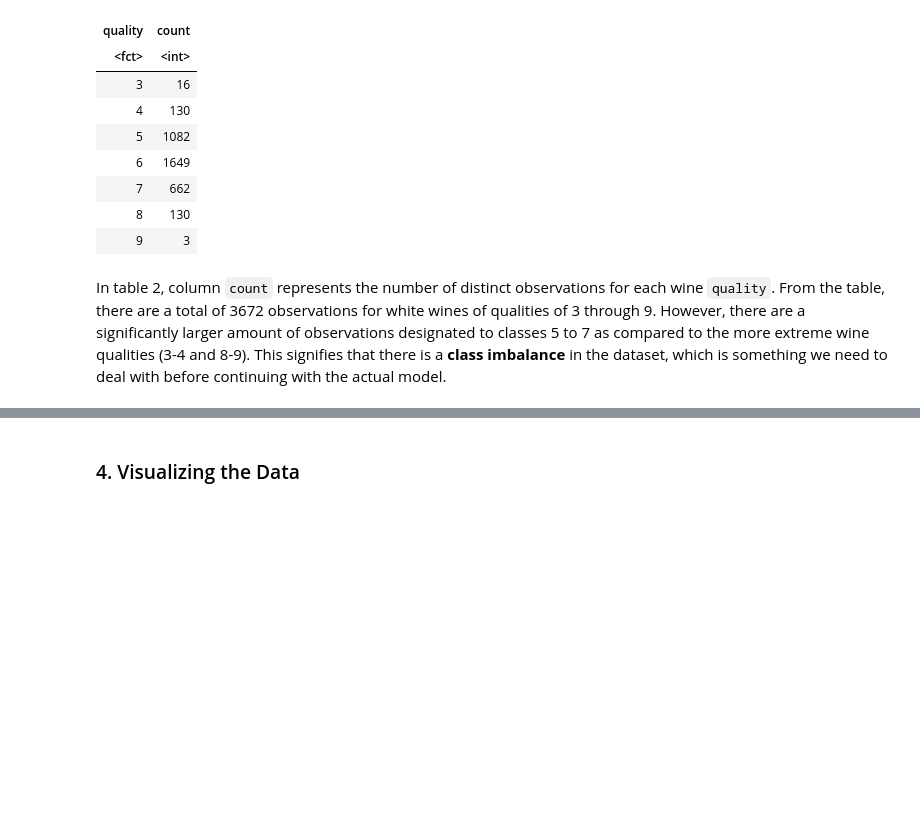
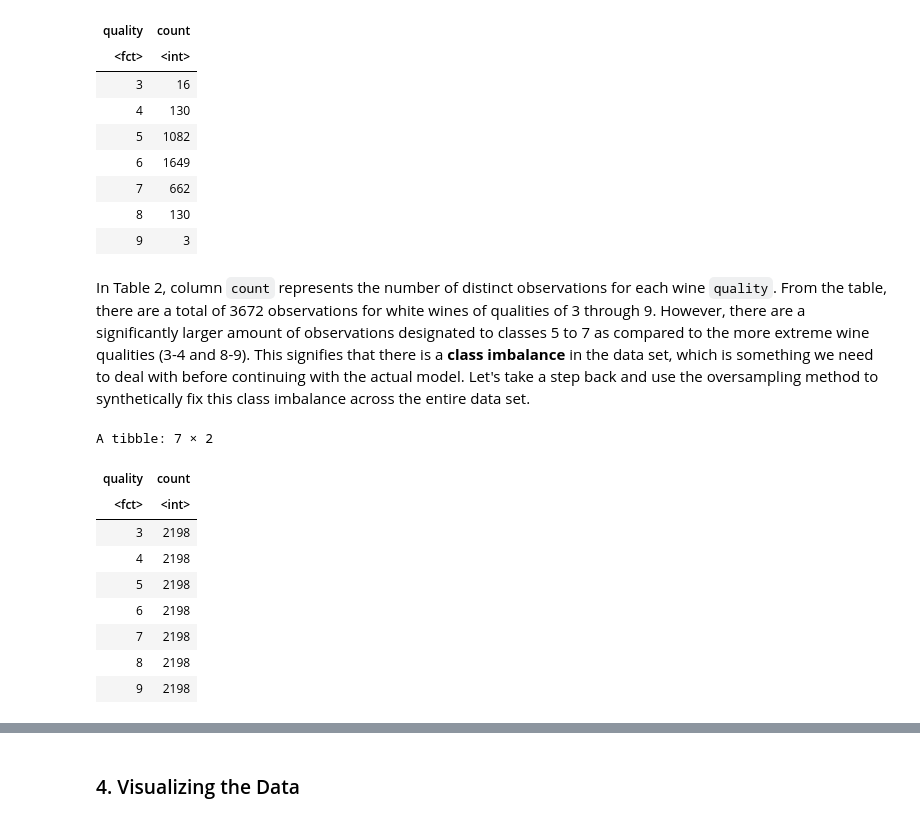
Before and after one commit to RachelX6/DSCI100-Group-Project, a Jupyter notebook: wine_quality_final.ipynb, the cells around one changed output, grey strips where cells are left out. Cells and saved outputs as stored; diff of their text form; code cells hidden in the pictures; blank space fills up the shorter version.

```diff
--- a/wine_quality_final.ipynb
+++ b/wine_quality_final.ipynb
@@ -142,4 +160,23 @@ A tibble: 7 × 2
 | 8 | 130 |
 | 9 | 3 |
 # %% [markdown]
-In table 2, column `count` represents the number of distinct observations for each wine `quality`. From the table, there are a total of 3672 observations for white wines of qualities of 3 through 9. However, there are a significantly larger amount of observations designated to classes 5 to 7 as compared to the more extreme wine qualities (3-4 and 8-9). This signifies that there is a **class imbalance** in the dataset, which is something we need to deal with before continuing with the actual model.
+In Table 2, column `count` represents the number of distinct observations for each wine `quality`. From the table, there are a total of 3672 observations for white wines of qualities of 3 through 9. However, there are a significantly larger amount of observations designated to classes 5 to 7 as compared to the more extreme wine qualities (3-4 and 8-9). This signifies that there is a **class imbalance** in the data set, which is something we need to deal with before continuing with the actual model. Let's take a step back and use the oversampling method to synthetically fix this class imbalance across the entire data set.
+# %%
+set.seed(420)
+# Using the caret package's "upSample" function :
+wine_up <- upSample(white_wine_data[,-12], white_wine_data$quality, yname = "quality")
+wine_up_counts <- wine_up |>
+            group_by(quality) |>
+            summarize(count = n())
+wine_up_counts
+# %% [output]
+A tibble: 7 × 2
+| quality | count |
+| <fct> | <int> |
+| 3 | 2198 |
+| 4 | 2198 |
+| 5 | 2198 |
+| 6 | 2198 |
+| 7 | 2198 |
+| 8 | 2198 |
+| 9 | 2198 |
```
Also changed, not shown: parts of 14 cells of this notebook.
